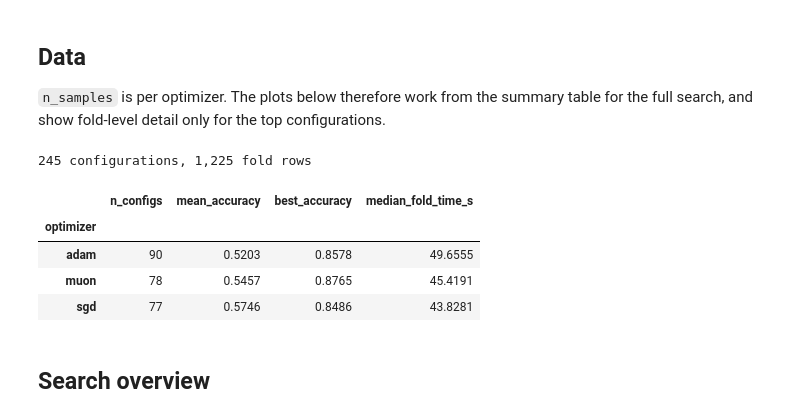
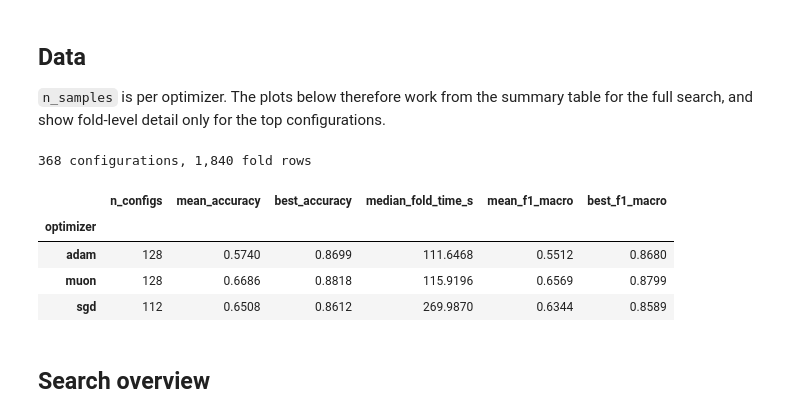
Before and after one commit to HorusXIV/predictive-coding, a Jupyter notebook: notebooks/gridsearch.ipynb, the cells around one changed output. Cells and saved outputs as stored; diff of their text form; code cells hidden in the pictures.

```diff
--- a/notebooks/gridsearch.ipynb
+++ b/notebooks/gridsearch.ipynb
@@ -12,30 +14,32 @@ sns.set_theme(context="notebook", style="whitegrid")
 # %%
 folds = pd.read_csv("../out/gridsearch/folds.csv")
 results = pd.read_csv("../out/gridsearch/results.csv")
 
 optimizer_order = sorted(results["optimizer"].unique())
 palette = dict(zip(optimizer_order, sns.color_palette("colorblind", len(optimizer_order))))
 
 summary_by_optimizer = (
     results.groupby("optimizer")
     .agg(
         n_configs=("config_id", "size"),
         mean_accuracy=("mean_val_accuracy", "mean"),
         best_accuracy=("mean_val_accuracy", "max"),
         median_fold_time_s=("mean_total_time_s", "median"),
+        mean_f1_macro=("mean_val_f1_macro", "mean"),
+        best_f1_macro=("mean_val_f1_macro", "max")
     )
     .reindex(optimizer_order)
 )
 
 print(f"{len(results):,} configurations, {len(folds):,} fold rows")
 summary_by_optimizer.round(4)
 # %% [output]
-245 configurations, 1,225 fold rows
+368 configurations, 1,840 fold rows
-|  | n_configs | mean_accuracy | best_accuracy | median_fold_time_s |
-| optimizer |  |  |  |  |
-| adam | 90 | 0.5203 | 0.8578 | 49.6555 |
-| muon | 78 | 0.5457 | 0.8765 | 45.4191 |
-| sgd | 77 | 0.5746 | 0.8486 | 43.8281 |
+|  | n_configs | mean_accuracy | best_accuracy | median_fold_time_s | mean_f1_macro | best_f1_macro |
+| optimizer |  |  |  |  |  |  |
+| adam | 128 | 0.5740 | 0.8699 | 111.6468 | 0.5512 | 0.8680 |
+| muon | 128 | 0.6686 | 0.8818 | 115.9196 | 0.6569 | 0.8799 |
+| sgd | 112 | 0.6508 | 0.8612 | 269.9870 | 0.6344 | 0.8589 |
 # %% [markdown]
 ## Search overview
 # %%
```
Also changed, not shown: parts of 13 cells of this notebook, 13 other files.
